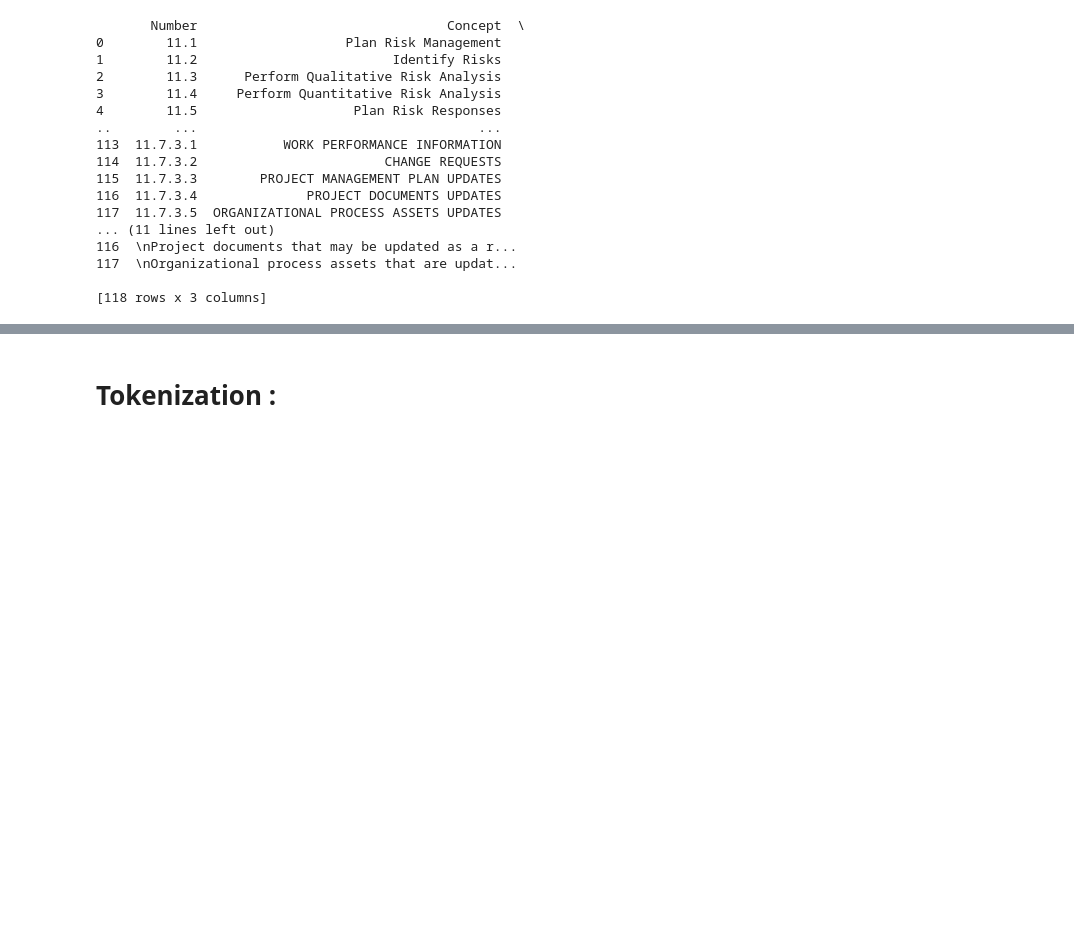
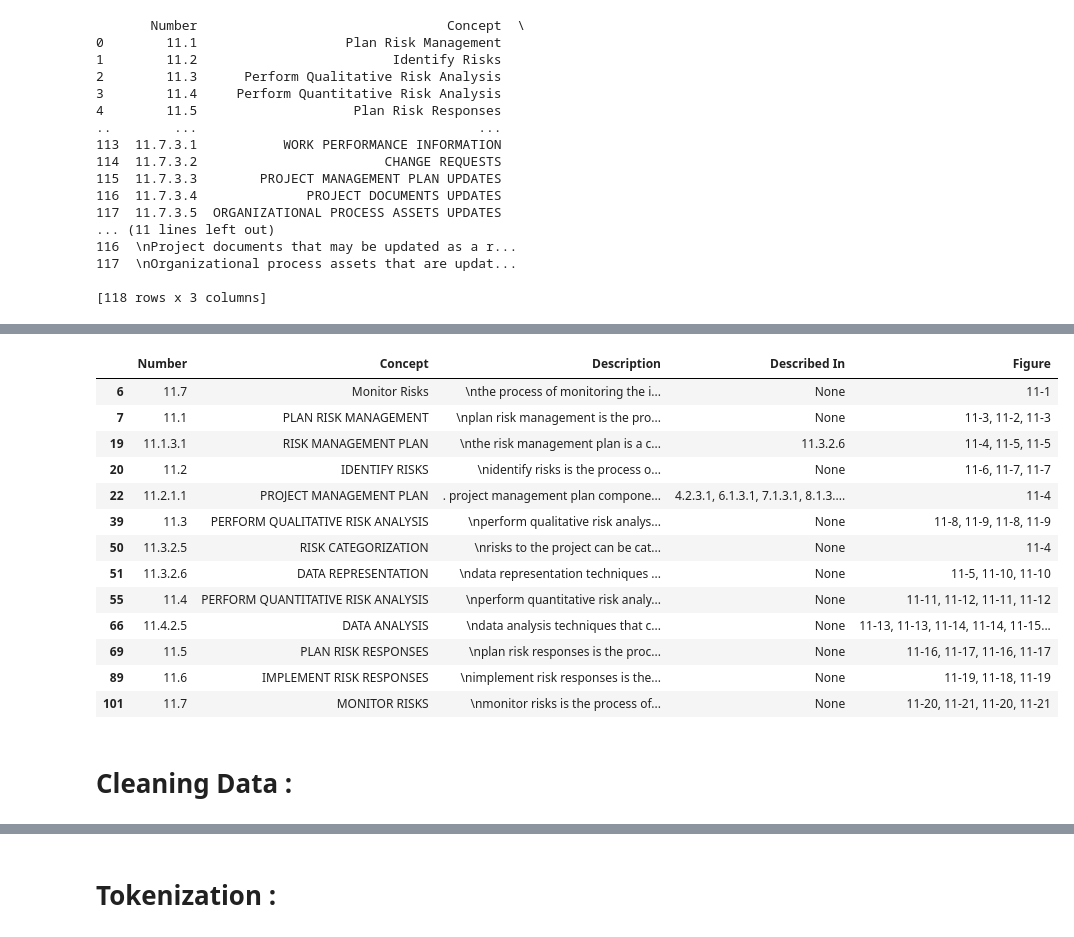
Before and after one commit to MohamedDhibi/ProjetAI, a Jupyter notebook: Preproc V1.0.ipynb, the cells around one changed output, grey strips where cells are left out. Drawn from its saved outputs; the diff is of its cells as text; code cells hidden in the pictures; blank space fills up the shorter version.

```diff
--- a/Preproc V1.0.ipynb
+++ b/Preproc V1.0.ipynb
@@ -858,0 +486,3 @@ PermissionError: [WinError 32] The process cannot access the file because it is
+# %%
+# Apply text cleaning to the "Definition" column
+df["Description"] = df["Description"].apply(lambda x: x.lower())
@@ -858,0 +505,13 @@ PermissionError: [WinError 32] The process cannot access the file because it is
+# %%
+# Function to extract "Described In" values
+def extract_described_in(definition):
+    described_in_matches = re.findall(r'(?:\(?)described in section (\d+(\.\d+)*)', definition)
+    if described_in_matches:
+        return ', '.join([match[0] for match in described_in_matches])
+    else:
+        return None
+# Apply the function to the DataFrame
+df['Described In'] = df['Description'].apply(extract_described_in)
+
+# Display the DataFrame
+df
@@ -858,0 +532,8 @@ PermissionError: [WinError 32] The process cannot access the file because it is
+# %%
+# Function to remove "described in" part
+def remove_described_in(definition):
+    return re.sub(r'\(?\s*described in section \d+(\.\d+)*\s*\)?', '', definition)
+# Apply the function to the "Definition" column
+df['Description'] = df['Description'].apply(remove_described_in)
+# Display the DataFrame
+df
@@ -859,3 +581,28 @@ PermissionError: [WinError 32] The process cannot access the file because it is
+# %%
+import pandas as pd
+
+# Filter the original DataFrame to get rows with non-None values in the "Figure" column
+non_none_figures_df = df[df['Figure'].notna()]
+
+# Display the resulting DataFrame
+non_none_figures_df
+# %% [output]
+|  | Number | Concept | Description | Described In | Figure |
+| 6 | 11.7 | Monitor Risks | \nthe process of monitoring the i... | None | 11-1 |
+| 7 | 11.1 | PLAN RISK MANAGEMENT | \nplan risk management is the pro... | None | 11-3, 11-2, 11-3 |
+| 19 | 11.1.3.1 | RISK MANAGEMENT PLAN | \nthe risk management plan is a c... | 11.3.2.6 | 11-4, 11-5, 11-5 |
+| 20 | 11.2 | IDENTIFY RISKS | \nidentify risks is the process o... | None | 11-6, 11-7, 11-7 |
+| 22 | 11.2.1.1 | PROJECT MANAGEMENT PLAN | . project management plan compone... | 4.2.3.1, 6.1.3.1, 7.1.3.1, 8.1.3.... | 11-4 |
+| 39 | 11.3 | PERFORM QUALITATIVE RISK ANALYSIS | \nperform qualitative risk analys... | None | 11-8, 11-9, 11-8, 11-9 |
+| 50 | 11.3.2.5 | RISK CATEGORIZATION | \nrisks to the project can be cat... | None | 11-4 |
+| 51 | 11.3.2.6 | DATA REPRESENTATION | \ndata representation techniques ... | None | 11-5, 11-10, 11-10 |
+| 55 | 11.4 | PERFORM QUANTITATIVE RISK ANALYSIS | \nperform quantitative risk analy... | None | 11-11, 11-12, 11-11, 11-12 |
+| 66 | 11.4.2.5 | DATA ANALYSIS | \ndata analysis techniques that c... | None | 11-13, 11-13, 11-14, 11-14, 11-15... |
+| 69 | 11.5 | PLAN RISK RESPONSES | \nplan risk responses is the proc... | None | 11-16, 11-17, 11-16, 11-17 |
+| 89 | 11.6 | IMPLEMENT RISK RESPONSES | \nimplement risk responses is the... | None | 11-19, 11-18, 11-19 |
+| 101 | 11.7 | MONITOR RISKS | \nmonitor risks is the process of... | None | 11-20, 11-21, 11-20, 11-21 |
+# %% [markdown]
+# Cleaning Data :
 # %%
 def clean_text(text):
     # Remove special characters and symbols (retain letters, numbers, and basic punctuation)
```
Also changed, not shown: parts of 43 cells of this notebook.
